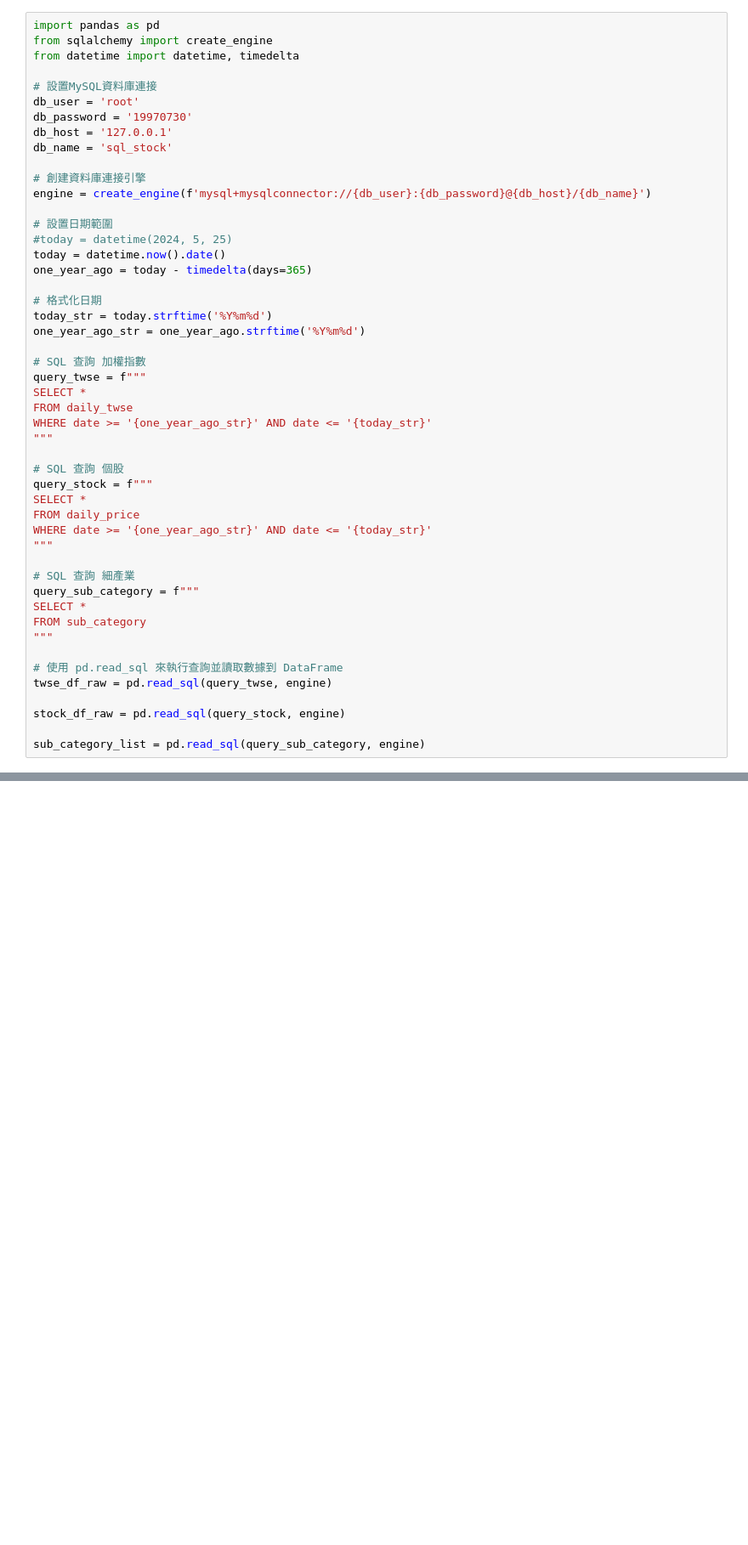
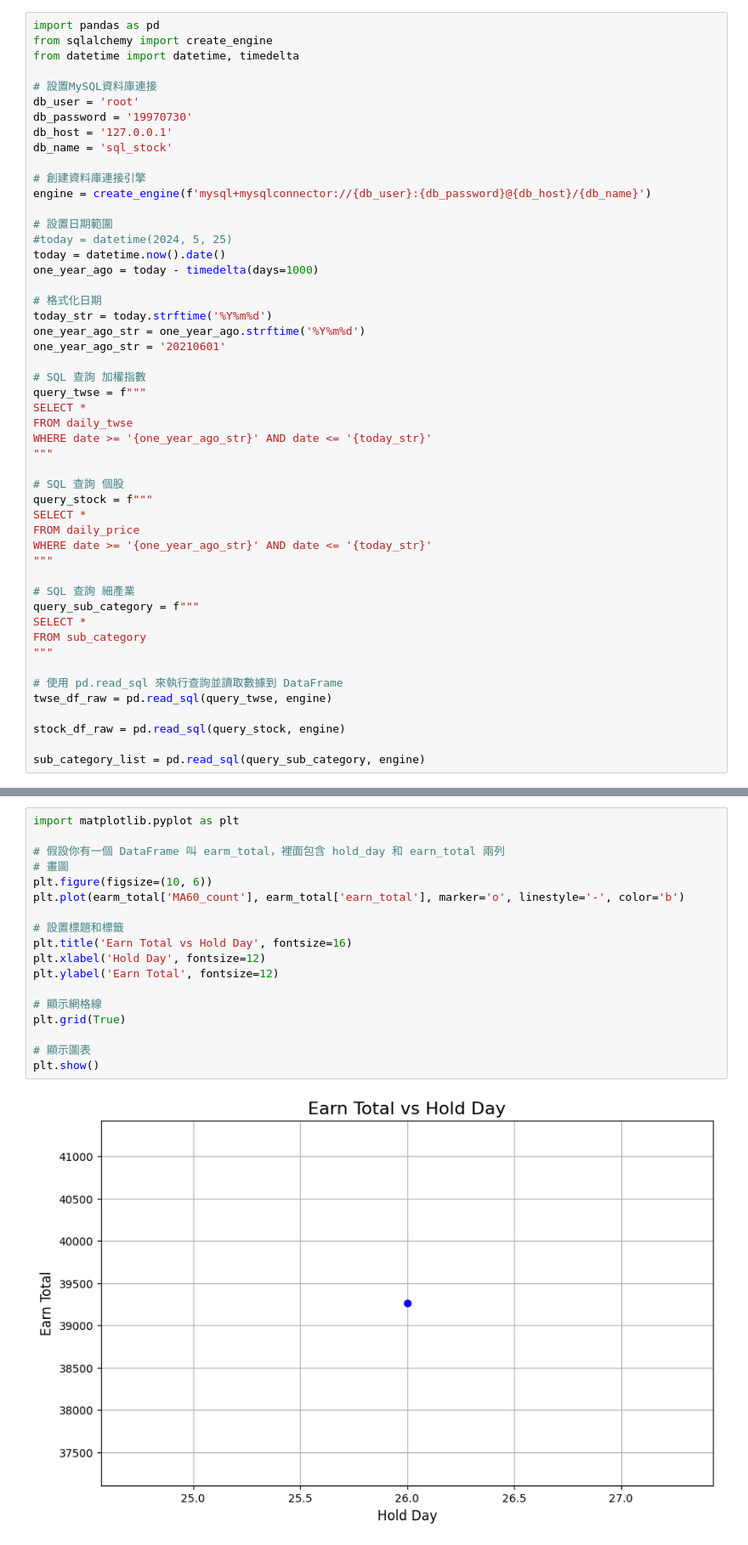
Before and after one commit to mulderfang/stock, a Jupyter notebook: 族群性觀察.ipynb, the cells around one changed output, grey strips where cells are left out. Shown at 85% size. Cells and saved outputs as stored; diff of their text form; blank space fills up the shorter version.

```diff
--- a/族群性觀察.ipynb
+++ b/族群性觀察.ipynb
@@ -15,11 +15,12 @@ engine = create_engine(f'mysql+mysqlconnector://{db_user}:{db_password}@{db_host
 # 設置日期範圍
 #today = datetime(2024, 5, 25)
 today = datetime.now().date()
-one_year_ago = today - timedelta(days=365)
+one_year_ago = today - timedelta(days=1000)
 
 # 格式化日期
 today_str = today.strftime('%Y%m%d')
 one_year_ago_str = one_year_ago.strftime('%Y%m%d')
+one_year_ago_str = '20210601'
 
 # SQL 查詢 加權指數
 query_twse = f"""
@@ -228,0 +506,20 @@ tt = stock_df_raw[stock_df_raw['證券名稱'] == '信驊']
+# %%
+import matplotlib.pyplot as plt
+
+# 假設你有一個 DataFrame 叫 earm_total，裡面包含 hold_day 和 earn_total 兩列
+# 畫圖
+plt.figure(figsize=(10, 6))
+plt.plot(earm_total['MA60_count'], earm_total['earn_total'], marker='o', linestyle='-', color='b')
+
+# 設置標題和標籤
+plt.title('Earn Total vs Hold Day', fontsize=16)
+plt.xlabel('Hold Day', fontsize=12)
+plt.ylabel('Earn Total', fontsize=12)
+
+# 顯示網格線
+plt.grid(True)
+
+# 顯示圖表
+plt.show()
+# %% [output]
+[figure, added]
```
Also changed, not shown: parts of 14 cells of this notebook, 7 other files.
